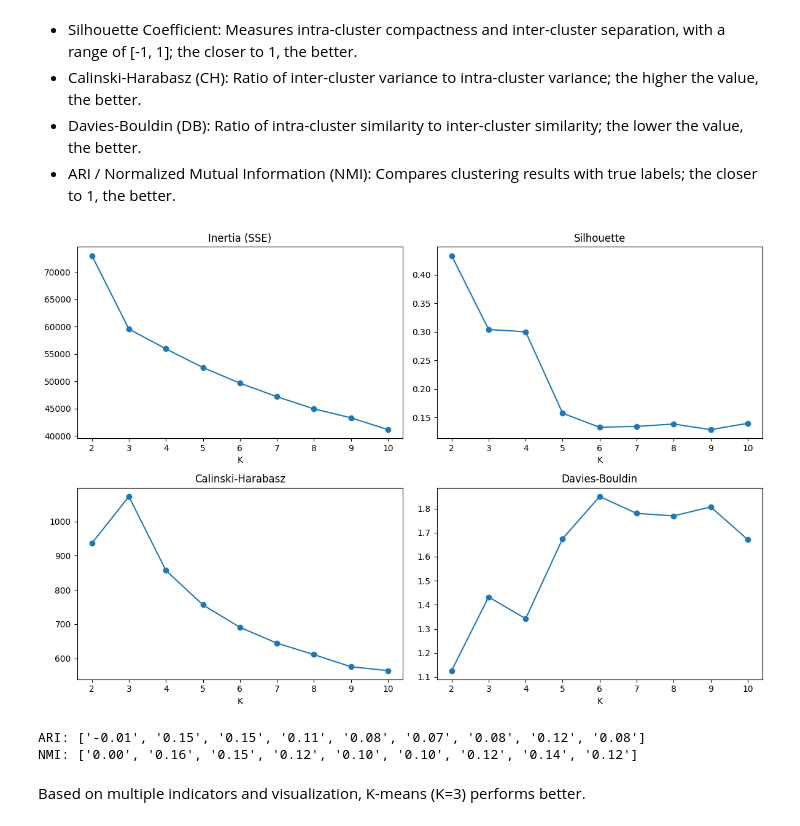
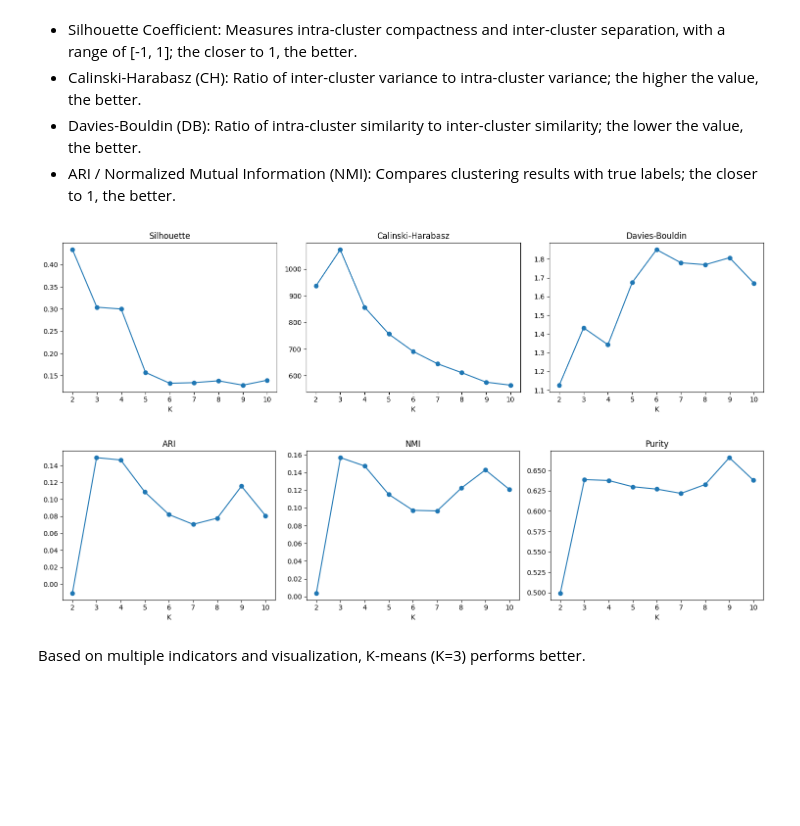
Before and after one commit to Sea-haitao/machine-learning, a Jupyter notebook: notebooks/03_clustering.ipynb, the cells around one changed output. Saved outputs shown, nothing was run; the diff lists cells and outputs as text; code cells hidden in the pictures; blank space fills up the shorter version.

```diff
--- a/notebooks/03_clustering.ipynb
+++ b/notebooks/03_clustering.ipynb
@@ -70,47 +70,63 @@ The following compares various clustering evaluation metrics under different K v
 - ARI / Normalized Mutual Information (NMI): Compares clustering results with true labels; the closer to 1, the better.
 # %%
 from sklearn.metrics import calinski_harabasz_score, davies_bouldin_score, adjusted_rand_score, normalized_mutual_info_score
+
+def purity_score(y_true, y_pred):
+    from scipy.stats import mode
+    labels = np.unique(y_pred)
+    total = 0
+    for label in labels:
+        mask = (y_pred == label)
+        if np.sum(mask) == 0: continue
+        if len(np.unique(y_true[mask])) == 0: continue
+        total += mode(y_true[mask], keepdims=True)[1][0]
+    return total / len(y_true)
 
 K_range = range(2, 11)
 inertia = []
 silhouette = []
 ch_score = []
 db_score = []
 ari_score = []
 nmi_score = []
+purity = []
 true_labels = df['Target_encoded'] if 'Target_encoded' in df.columns else None
 
 for k in K_range:
     kmeans = KMeans(n_clusters=k, random_state=42, n_init=10)
     labels = kmeans.fit_predict(X)
     inertia.append(kmeans.inertia_)
     silhouette.append(silhouette_score(X, labels))
     ch_score.append(calinski_harabasz_score(X, labels))
     db_score.append(davies_bouldin_score(X, labels))
     if true_labels is not None:
         ari_score.append(adjusted_rand_score(true_labels, labels))
         nmi_score.append(normalized_mutual_info_score(true_labels, labels))
+        purity.append(purity_score(true_labels, labels))
     else:
         ari_score.append(None)
         nmi_score.append(None)
+        purity.append(None)
 
-# Visualize key indicators
-fig, axes = plt.subplots(2, 2, figsize=(12, 8))
-axes[0,0].plot(K_range, inertia, marker='o'); axes[0,0].set_title('Inertia (SSE)'); axes[0,0].set_xlabel('K')
-axes[0,1].plot(K_range, silhouette, marker='o'); axes[0,1].set_title('Silhouette'); axes[0,1].set_xlabel('K')
-axes[1,0].plot(K_range, ch_score, marker='o'); axes[1,0].set_title('Calinski-Harabasz'); axes[1,0].set_xlabel('K')
-axes[1,1].plot(K_range, db_score, marker='o'); axes[1,1].set_title('Davies-Bouldin'); axes[1,1].set_xlabel('K')
+# Internal metrics
+fig, axes = plt.subplots(1, 3, figsize=(15, 4))
+axes[0].plot(K_range, silhouette, marker='o'); axes[0].set_title('Silhouette'); axes[0].set_xlabel('K')
+axes[1].plot(K_range, ch_score, marker='o'); axes[1].set_title('Calinski-Harabasz'); axes[1].set_xlabel('K')
+axes[2].plot(K_range, db_score, marker='o'); axes[2].set_title('Davies-Bouldin'); axes[2].set_xlabel('K')
 plt.tight_layout()
 plt.show()
 
-# Output ARI/NMI
+# External metrics
 if true_labels is not None:
-    print('ARI:', [f'{x:.2f}' for x in ari_score])
-    print('NMI:', [f'{x:.2f}' for x in nmi_score])
+    fig, axes = plt.subplots(1, 3, figsize=(15, 4))
+    axes[0].plot(K_range, ari_score, marker='o'); axes[0].set_title('ARI'); axes[0].set_xlabel('K')
+    axes[1].plot(K_range, nmi_score, marker='o'); axes[1].set_title('NMI'); axes[1].set_xlabel('K')
+    axes[2].plot(K_range, purity, marker='o'); axes[2].set_title('Purity'); axes[2].set_xlabel('K')
+    plt.tight_layout()
+    plt.show()
 # %% [output]
-[figure, old version]
+[figure, new version]
-ARI: ['-0.01', '0.15', '0.15', '0.11', '0.08', '0.07', '0.08', '0.12', '0.08']
-NMI: ['0.00', '0.16', '0.15', '0.12', '0.10', '0.10', '0.12', '0.14', '0.12']
+[figure, added]
 # %% [markdown]
 Based on multiple indicators and visualization, K-means (K=3) performs better.
 # %% [markdown]
```
Also changed, not shown: parts of 4 cells of this notebook.
